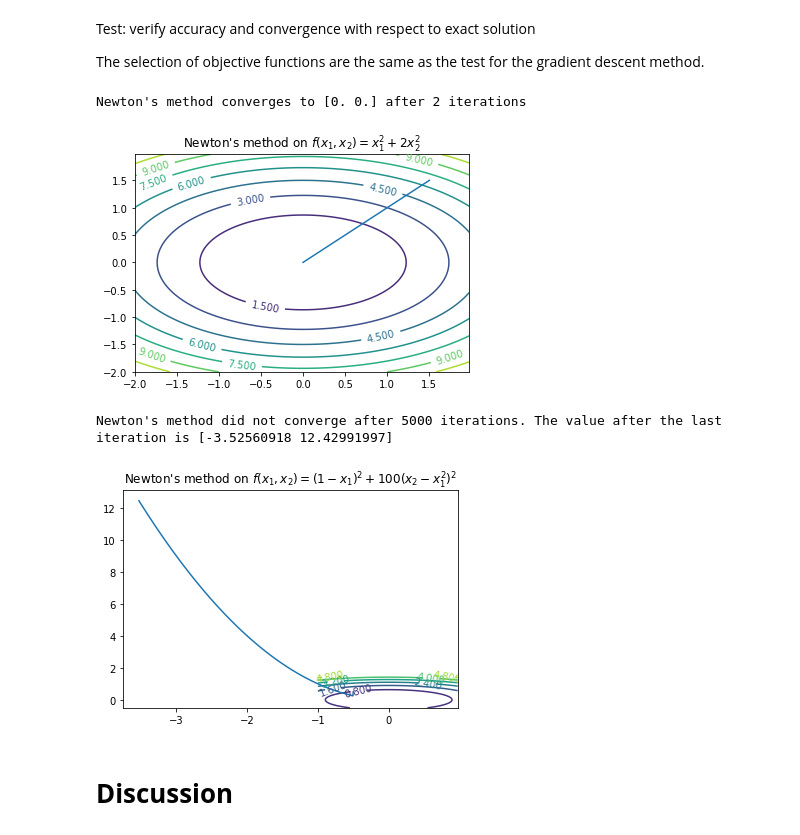
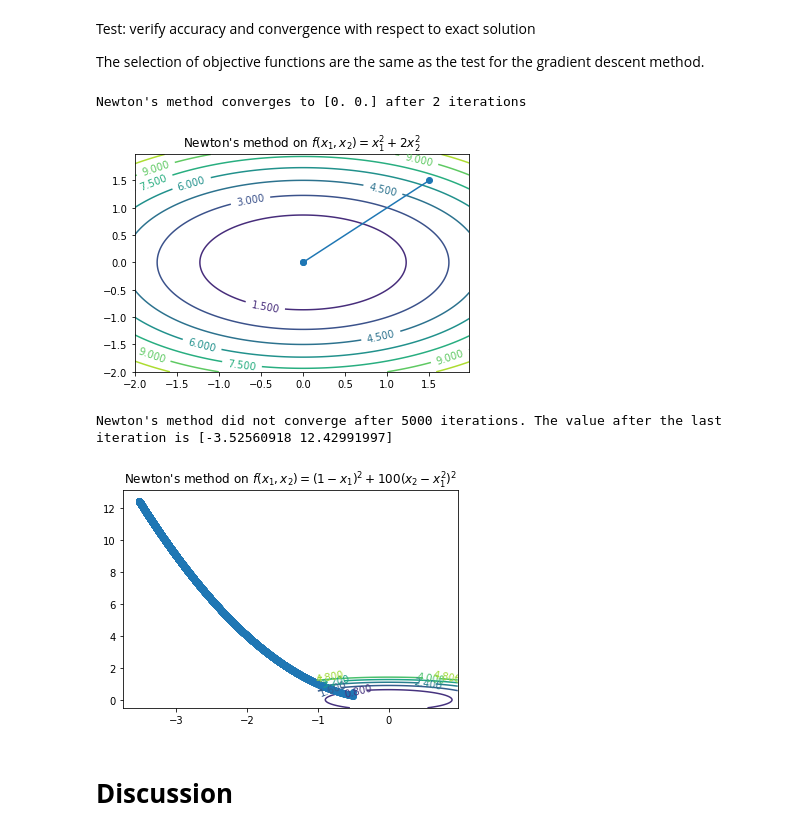
Before and after one commit to johanhoffman/DD2363_VT21, a Jupyter notebook: Lab_7/Lab7_YinengWang.ipynb, the cells around one changed output. Drawn from its saved outputs; the diff is of its cells as text; code cells hidden in the pictures.

```diff
--- a/Lab_7/Lab7_YinengWang.ipynb
+++ b/Lab_7/Lab7_YinengWang.ipynb
@@ -261,7 +261,7 @@ def test_newton_method(f, grad, hessian, x0, max_iter, x_start, x_end, y_start,
         print(f'Newton\'s method did not converge after {n_iter} iterations. The value after the last iteration is {xn}')
     # Plot the trajactory of gradient descent
     x, y = np.array(out).T
-    ax.plot(x, y)
+    ax.plot(x, y, '-o')
     ax.set_title(f'Newton\'s method on {f_expr}')
 
     plt.show()
@@ -270,34 +270,34 @@ def test_newton_method(f, grad, hessian, x0, max_iter, x_start, x_end, y_start,
 def f1(x1, x2):
     return x1**2 + 2 * x2**2
 
 def f1_grad(x1, x2):
     return np.array([2 * x1, 4 * x2])
 
 def f1_hessian(x1, x2):
     return np.array([[2, 0],
                      [0, 4]])
 
 def f2(x1, x2):
     return (1-x1)**2 + 100 * (x2-x1**2)**2
 
 def f2_grad(x1, x2):
     return np.array([2*x1 - 2 - 400*(x2-x1**2)*x1, 200*(x2-x1**2)])
 
 def f2_hessian(x1, x2):
     return np.array([[2 - 400*x2 - 1200*x1**2, -400*x1],
                      [-400*x1, 200]])
 
 test_newton_method(f1, f1_grad, f1_hessian, x0=np.array([1.5, 1.5]), max_iter=5000,
                    x_start=-2, x_end=2, y_start=-2, y_end=2,
                    f_expr=r'$f(x_1, x_2) = x_1^2 + 2 x_2^2$')
 test_newton_method(f2, f2_grad, f2_hessian, x0=np.array([-0.5, 0.5]), max_iter=5000,
                    x_start=-1, x_end=1, y_start=-0.5, y_end=1.5,
                    f_expr=r'$f(x_1, x_2) = (1-x_1)^2 + 100 (x_2 - x_1^2)^2$')
 # %% [output]
 Newton's method converges to [0. 0.] after 2 iterations
 [figure]
 Newton's method did not converge after 5000 iterations. The value after the last iteration is [-3.52560918 12.42991997]
-[figure, old version]
+[figure, new version]
 # %% [markdown]
 # **Discussion**
 # %% [markdown]
```
Also changed, not shown: parts of 1 cell of this notebook.
